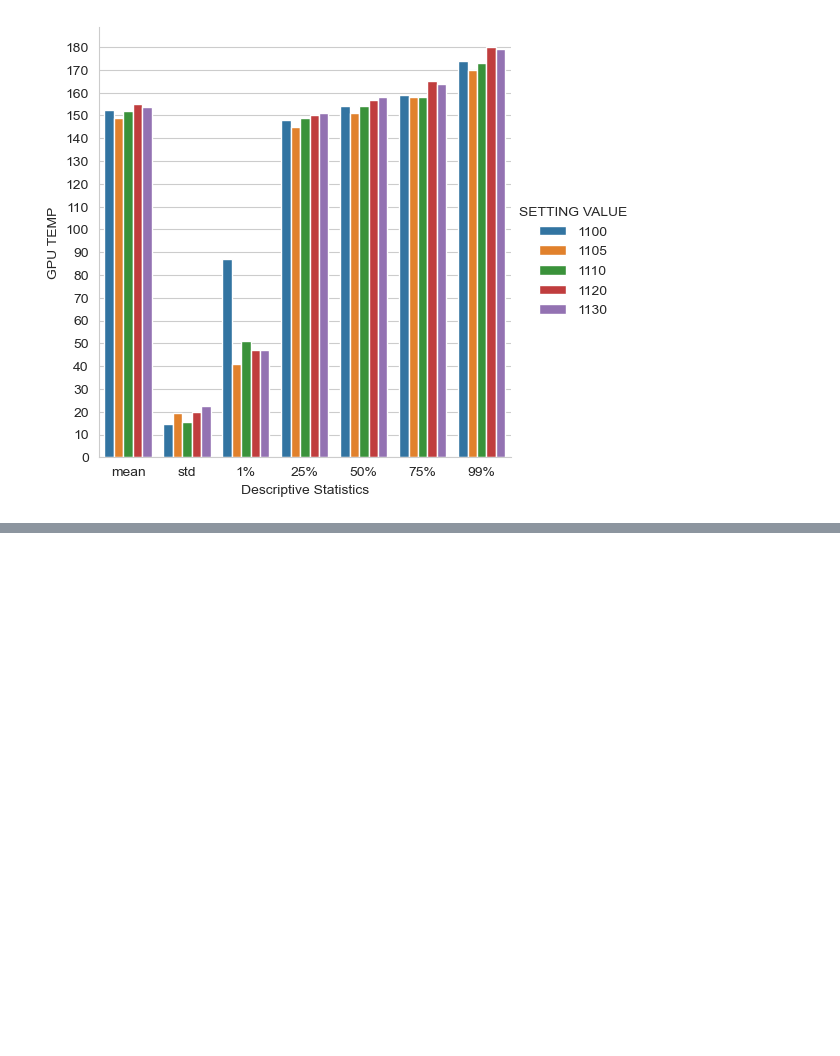
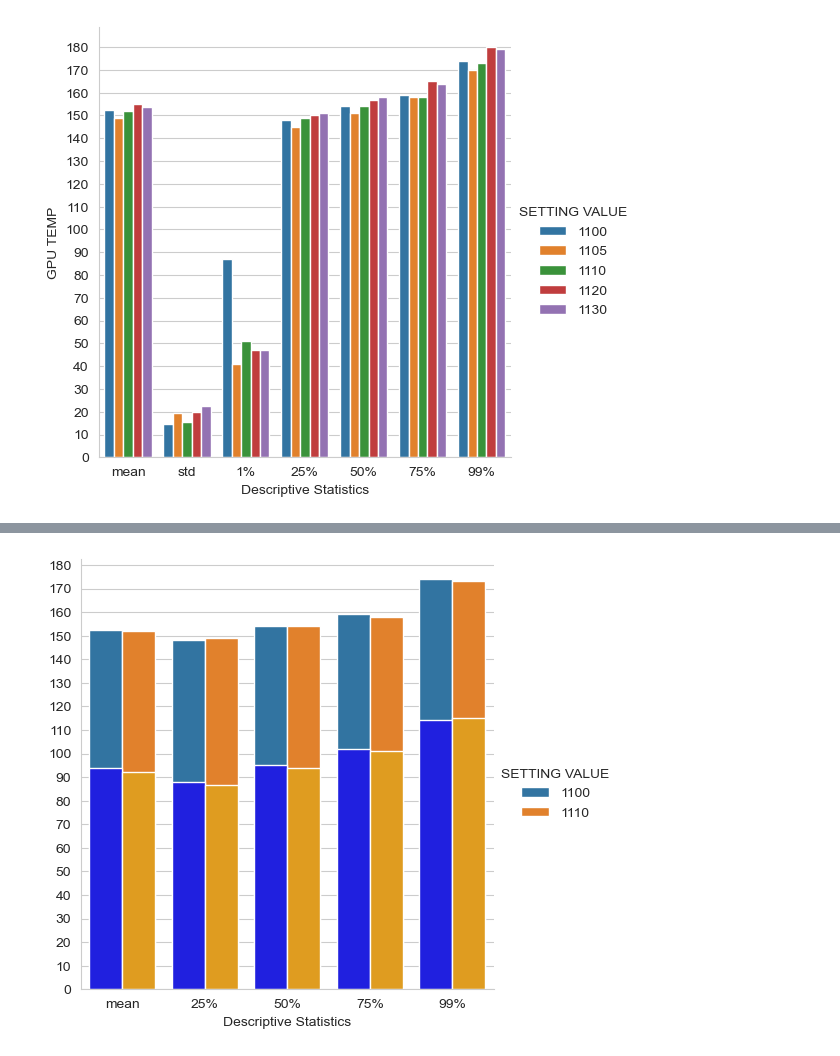
Before and after one commit to basil1015/gpu-performance-logs, a Jupyter notebook: Voltage.ipynb, the cells around one changed output, grey strips where cells are left out. Saved outputs shown, nothing was run; the diff lists cells and outputs as text; code cells hidden in the pictures; blank space fills up the shorter version.

```diff
--- a/Voltage.ipynb
+++ b/Voltage.ipynb
@@ -204,0 +269,32 @@ temp_describe_g.ax.yaxis.set_major_locator(ticker.MultipleLocator(10))
+# %%
+power_describe_g = sns.catplot(
+    data=melted_power_describe[(~melted_power_describe['index'].isin(['std', '1%'])) & (melted_power_describe['SETTING VALUE'].isin(['1100', '1110']))],
+    kind='bar',
+    x='index',
+    y='GPU PWR',
+    hue='SETTING VALUE',
+)
+
+power_describe_ax = power_describe_g.ax
+power_describe_g.set_axis_labels('Descriptive Statistics')
+power_describe_ax.yaxis.set_major_locator(ticker.MultipleLocator(10))
+
+sns.barplot(
+    data=melted_fps99_describe[(~melted_fps99_describe['index'].isin(['std', '1%'])) & (melted_fps99_describe['SETTING VALUE'].isin(['1100', '1110']))],
+    x='index',
+    y='99th% FPS',
+    hue='SETTING VALUE',
+    palette={
+        '1100': 'blue',
+        '1110': 'orange',
+    },
+    ax=power_describe_ax,
+)
+
+if power_describe_ax.get_legend() is not None:
+    power_describe_ax.get_legend().remove()
+
+power_describe_ax.set_ylabel(None)
+plt.show()
+# %% [output]
+[figure, added]
```
Also changed, not shown: parts of 2 cells of this notebook.
